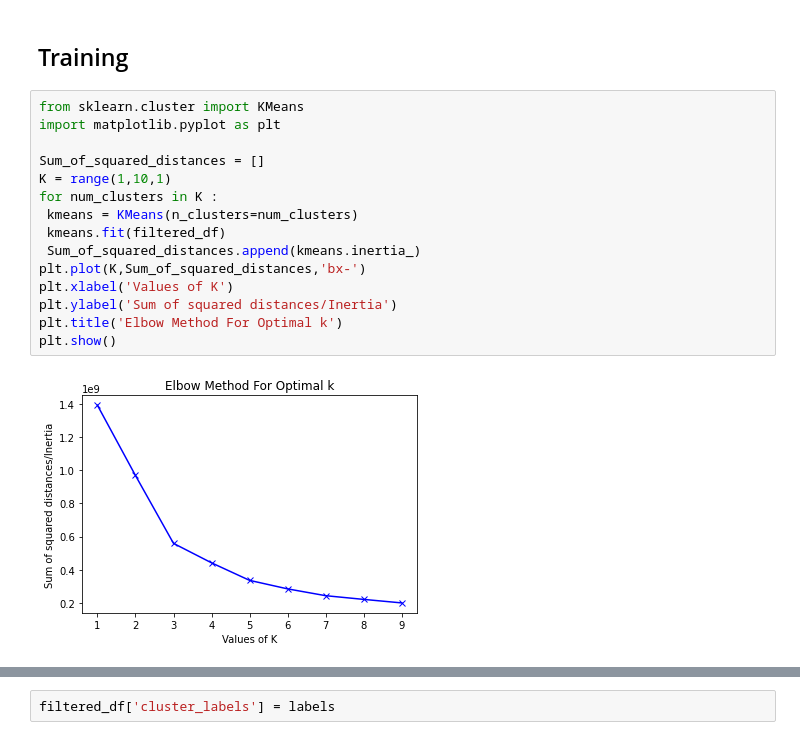
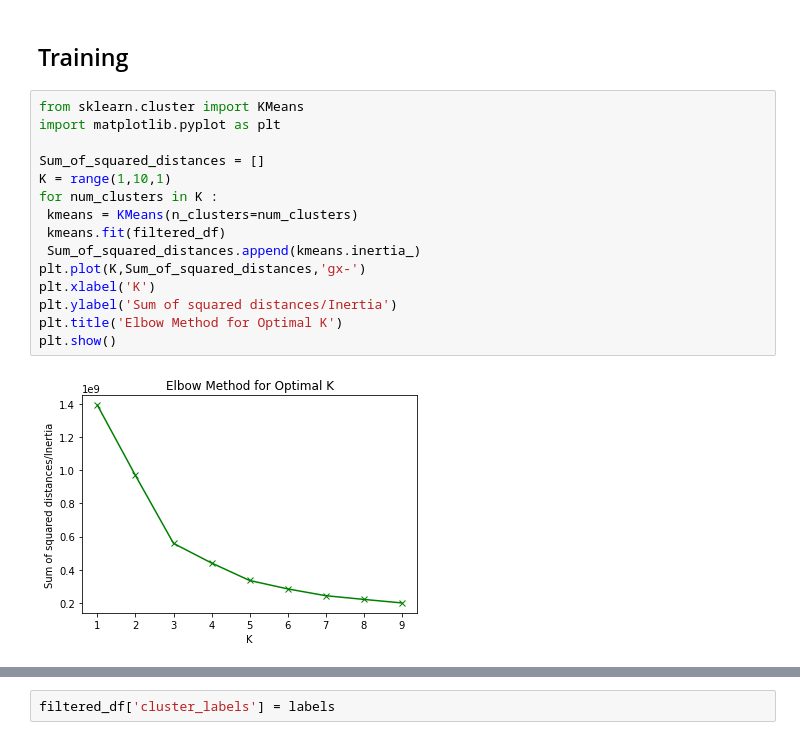
Before and after one commit to dutchengineer-courses/machine-learning-101, a Jupyter notebook: unsupervised-learning/k-means-clustering/chemical-analysis.ipynb, the cells around one changed output, grey strips where cells are left out. Saved outputs shown, nothing was run; the diff lists cells and outputs as text.

```diff
--- a/unsupervised-learning/k-means-clustering/chemical-analysis.ipynb
+++ b/unsupervised-learning/k-means-clustering/chemical-analysis.ipynb
@@ -267,20 +267,20 @@ See the caveats in the documentation: https://pandas.pydata.org/pandas-docs/stab
 # %%
 from sklearn.cluster import KMeans
 import matplotlib.pyplot as plt
 
 Sum_of_squared_distances = []
 K = range(1,10,1)
 for num_clusters in K :
  kmeans = KMeans(n_clusters=num_clusters)
  kmeans.fit(filtered_df)
  Sum_of_squared_distances.append(kmeans.inertia_)
-plt.plot(K,Sum_of_squared_distances,'bx-')
-plt.xlabel('Values of K')
+plt.plot(K,Sum_of_squared_distances,'gx-')
+plt.xlabel('K')
 plt.ylabel('Sum of squared distances/Inertia')
-plt.title('Elbow Method For Optimal k')
+plt.title('Elbow Method for Optimal K')
 plt.show()
 # %% [output]
-[figure, old version]
+[figure, new version]
 # %%
 from sklearn.metrics import silhouette_score
 range_n_clusters = [2, 3, 4, 5, 6, 7, 8]
```
Also changed, not shown: parts of 14 cells of this notebook, 1 other file.
